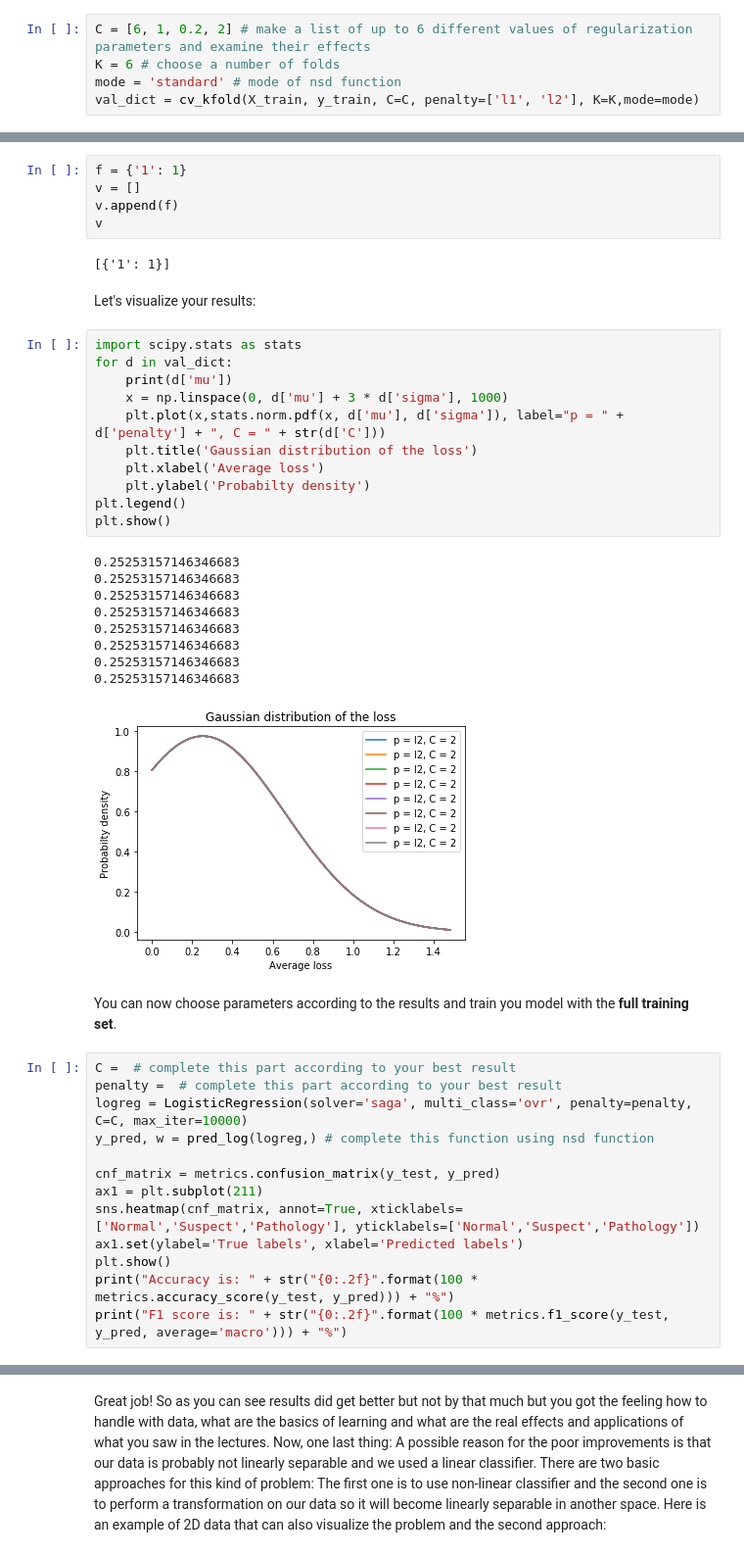
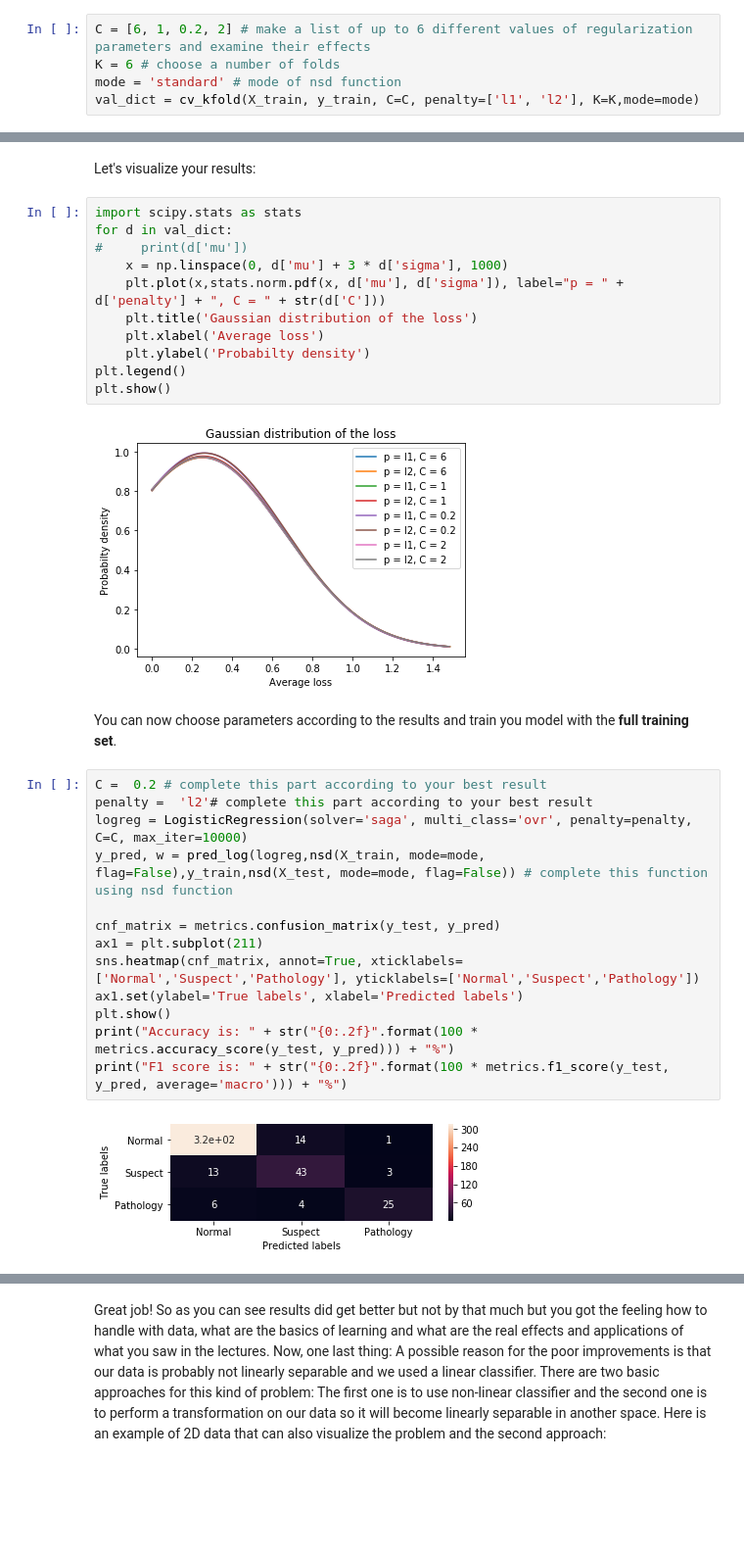
Before and after one commit to mlh-master/hw1_mlh-valeriia-adn-marina, a Jupyter notebook: HW1.ipynb, the cells around one changed output, grey strips where cells are left out. Shown: that part at 98% size. Saved outputs shown, nothing was run; the diff lists cells and outputs as text; blank space fills up the shorter version.

```diff
--- a/HW1.ipynb
+++ b/HW1.ipynb
@@ -519,16 +495,9 @@ len(val_dict)
-# %%
-f = {'1': 1}
-v = []
-v.append(f)
-v
-# %% [output]
-[{'1': 1}]
 # %% [markdown]
 Let's visualize your results:
 # %%
 import scipy.stats as stats
 for d in val_dict:
-    print(d['mu'])
+#     print(d['mu'])
     x = np.linspace(0, d['mu'] + 3 * d['sigma'], 1000)
     plt.plot(x,stats.norm.pdf(x, d['mu'], d['sigma']), label="p = " + d['penalty'] + ", C = " + str(d['C']))
     plt.title('Gaussian distribution of the loss')
@@ -537,28 +506,21 @@ for d in val_dict:
 plt.legend()
 plt.show()
 # %% [output]
-0.25253157146346683
-0.25253157146346683
-0.25253157146346683
-0.25253157146346683
-0.25253157146346683
-0.25253157146346683
-0.25253157146346683
-0.25253157146346683
-[figure, old version]
+[figure, new version]
 # %% [markdown]
 You can now choose parameters according to the results and train you model with the **full training set**.
 # %%
-C =  # complete this part according to your best result
-penalty =  # complete this part according to your best result
+C =  0.2 # complete this part according to your best result
+penalty =  'l2'# complete this part according to your best result
 logreg = LogisticRegression(solver='saga', multi_class='ovr', penalty=penalty, C=C, max_iter=10000)
-y_pred, w = pred_log(logreg,) # complete this function using nsd function
+y_pred, w = pred_log(logreg,nsd(X_train, mode=mode, flag=False),y_train,nsd(X_test, mode=mode, flag=False)) # complete this function using nsd function
 
 cnf_matrix = metrics.confusion_matrix(y_test, y_pred)
 ax1 = plt.subplot(211)
 sns.heatmap(cnf_matrix, annot=True, xticklabels=['Normal','Suspect','Pathology'], yticklabels=['Normal','Suspect','Pathology'])
 ax1.set(ylabel='True labels', xlabel='Predicted labels')
 plt.show()
 print("Accuracy is: " + str("{0:.2f}".format(100 * metrics.accuracy_score(y_test, y_pred))) + "%")
 print("F1 score is: " + str("{0:.2f}".format(100 * metrics.f1_score(y_test, y_pred, average='macro'))) + "%")
 # %% [output]
+[figure, added]
```
Also changed, not shown: parts of 7 cells of this notebook, 1 other file.
